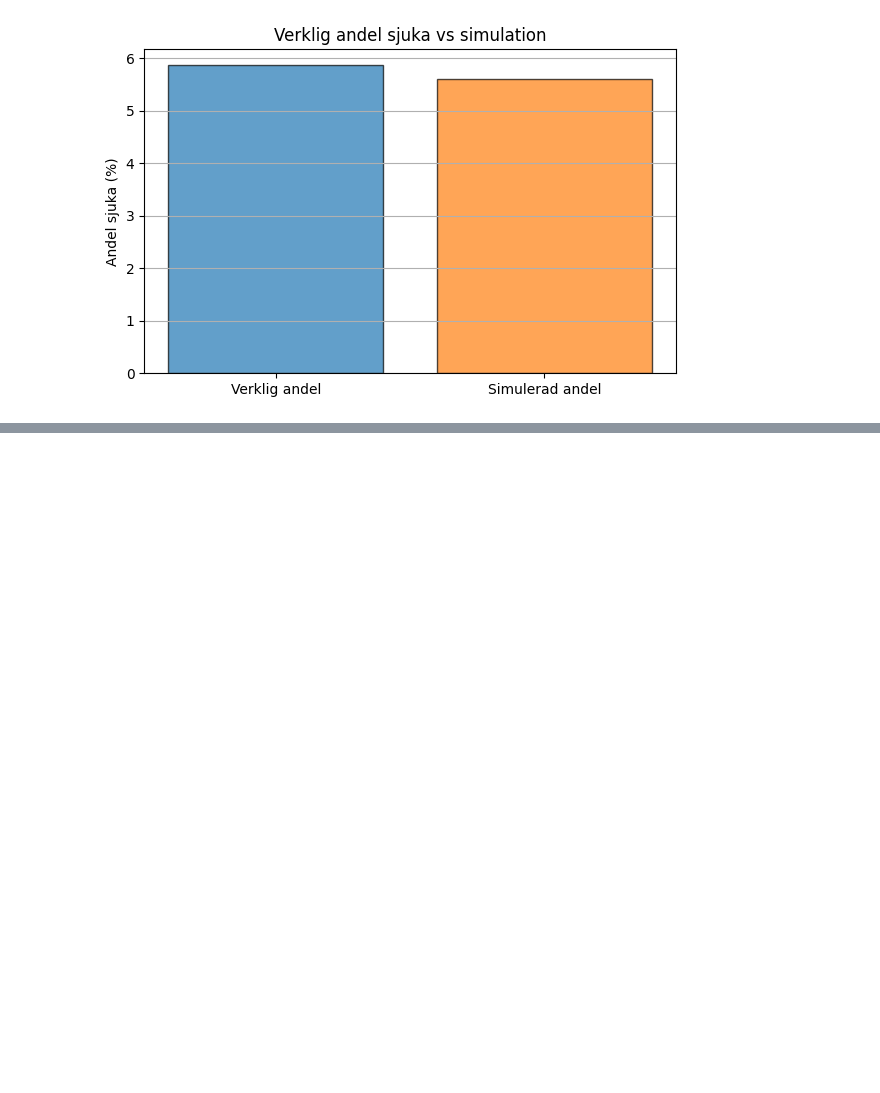
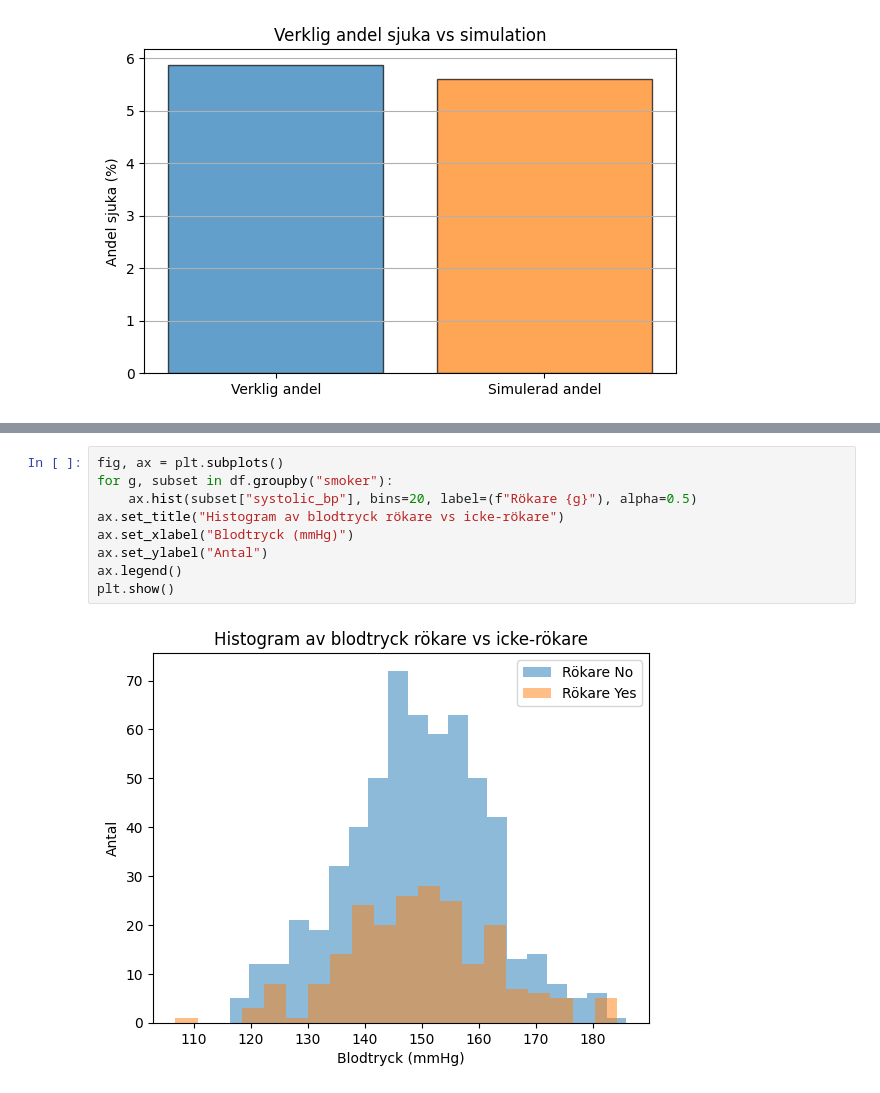
Before and after one commit to MagdalenaPersson/health-study, a Jupyter notebook: report.ipynb, the cells around one changed output, grey strips where cells are left out. Saved outputs shown, nothing was run; the diff lists cells and outputs as text; blank space fills up the shorter version.

```diff
--- a/report.ipynb
+++ b/report.ipynb
@@ -223,0 +262,11 @@ Bootstrap-medel är: 149.16 mmHg
+# %%
+fig, ax = plt.subplots()
+for g, subset in df.groupby("smoker"):
+    ax.hist(subset["systolic_bp"], bins=20, label=(f"Rökare {g}"), alpha=0.5)
+ax.set_title("Histogram av blodtryck rökare vs icke-rökare")
+ax.set_xlabel("Blodtryck (mmHg)")
+ax.set_ylabel("Antal")
+ax.legend()
+plt.show()
+# %% [output]
+[figure, added]
```
Also changed, not shown: parts of 5 cells of this notebook, 1 other file.
